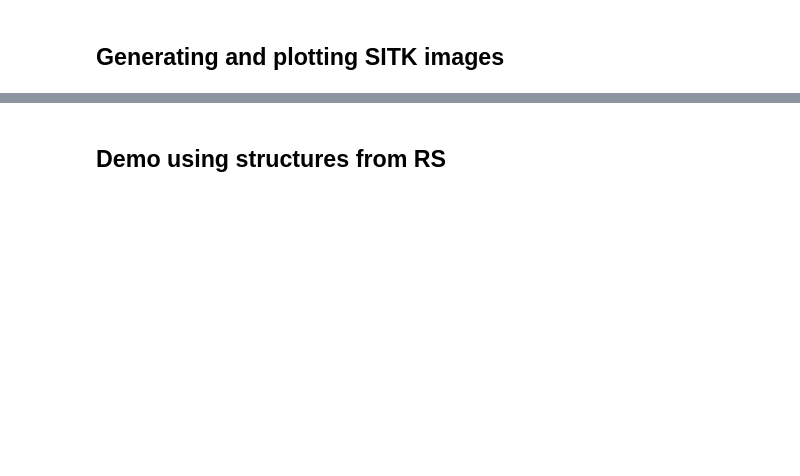
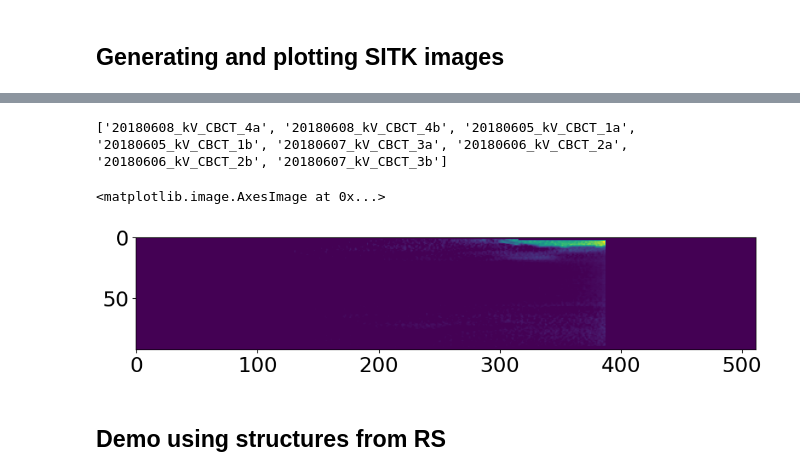
Before and after one commit to kildealab/longiDICOM, a Jupyter notebook: Examples/Sample Notebook - Registration.ipynb, the cells around one changed output, grey strips where cells are left out. Drawn from its saved outputs; the diff is of its cells as text; code cells hidden in the pictures; blank space fills up the shorter version.

```diff
--- a/Examples/Sample Notebook - Registration.ipynb
+++ b/Examples/Sample Notebook - Registration.ipynb
@@ -116,0 +95,8 @@ plt.imshow(sitk.GetArrayFromImage(ct_sitk)[100]) #100 = slice number
+# %%
+#generate list of files (called "CBCTs") in the patient directory. Due to naming conventions, require "kV" to be in the CBCT filenames.
+CBCTs = os.listdir(patient_path)
+name_requirement = ['kV']
+CBCTs = [sub for sub in CBCTs if any(ele in sub for ele in name_requirement)]
+print (str(CBCTs))
+# %% [output]
+['20180608_kV_CBCT_4a', '20180608_kV_CBCT_4b', '20180605_kV_CBCT_1a', '20180605_kV_CBCT_1b', '20180607_kV_CBCT_3a', '20180606_kV_CBCT_2a', '20180606_kV_CBCT_2b', '20180607_kV_CBCT_3b']
@@ -117,3 +126,9 @@ plt.imshow(sitk.GetArrayFromImage(ct_sitk)[100]) #100 = slice number
+# %%
+#Generate a CBCT slice visualization
+plt.imshow(sitk.GetArrayFromImage(generate_sitk_image(patient_path+CBCTs[1]+"/")[40]))
+# %% [output]
+<matplotlib.image.AxesImage at 0x...>
+[figure, added]
 # %% [markdown]
 ## Demo using structures from RS
 # %%
```
Also changed, not shown: parts of 31 cells of this notebook.
